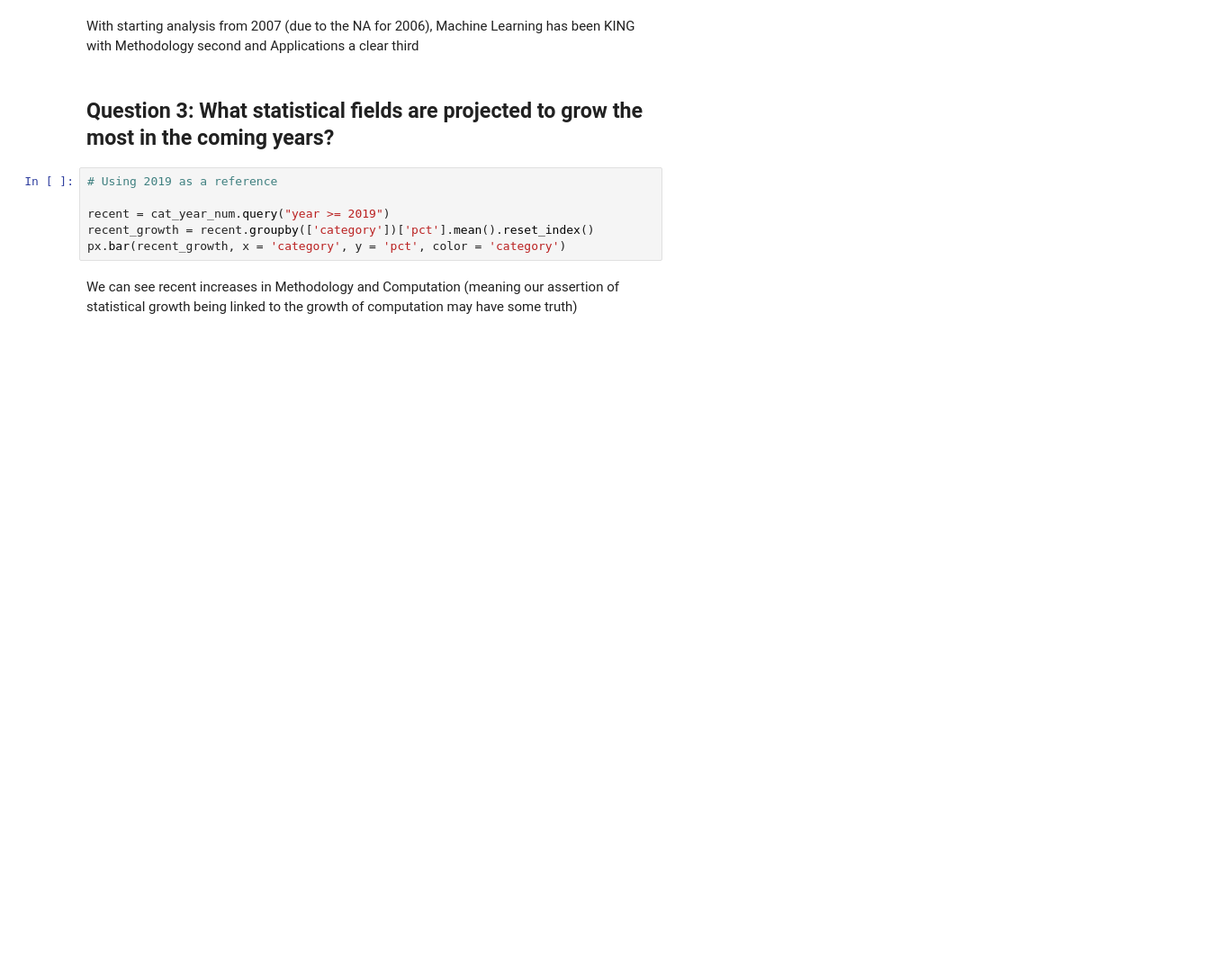
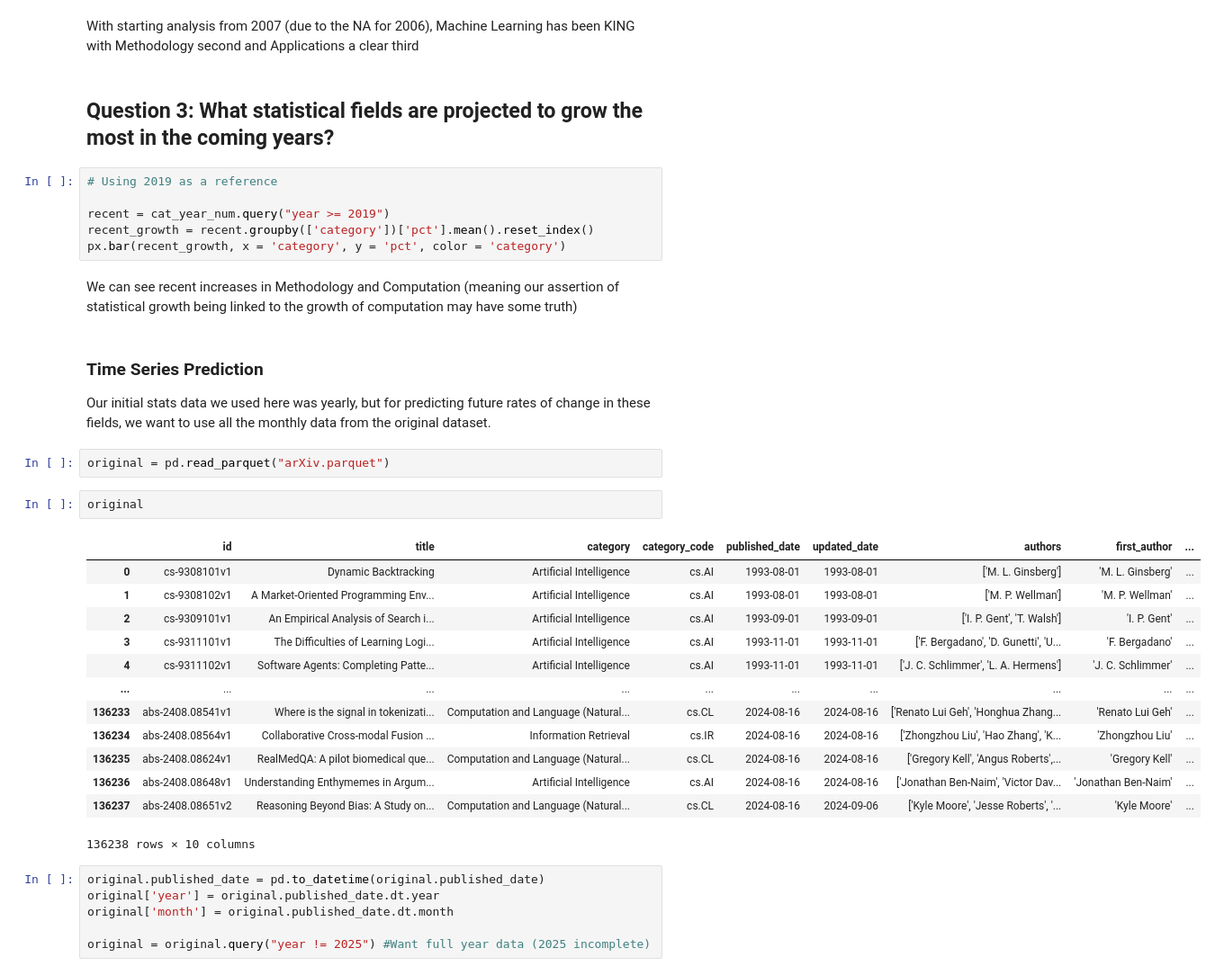
Before and after one commit to narenp12/stats140finalproj, a Jupyter notebook: stat.ipynb, the cells around one changed output. Shown: that part at 90% size. Cells and saved outputs as stored; diff of their text form; blank space fills up the shorter version.

```diff
--- a/stat.ipynb
+++ b/stat.ipynb
@@ -231,3 +231,31 @@ recent_growth = recent.groupby(['category'])['pct'].mean().reset_index()
 px.bar(recent_growth, x = 'category', y = 'pct', color = 'category')
 # %% [markdown]
 We can see recent increases in Methodology and Computation (meaning our assertion of statistical growth being linked to the growth of computation may have some truth)
+# %% [markdown]
+### Time Series Prediction
+
+Our initial stats data we used here was yearly, but for predicting future rates of change in these fields, we want to use all the monthly data from the original dataset.
+# %%
+original = pd.read_parquet("arXiv.parquet")
+# %%
+original
+# %% [output]
+|  | id | title | category | category_code | published_date | updated_date | authors | first_author | ... |
+| 0 | cs-9308101v1 | Dynamic Backtracking | Artificial Intelligence | cs.AI | 1993-08-01 | 1993-08-01 | ['M. L. Ginsberg'] | 'M. L. Ginsberg' | ... |
+| 1 | cs-9308102v1 | A Market-Oriented Programming Env... | Artificial Intelligence | cs.AI | 1993-08-01 | 1993-08-01 | ['M. P. Wellman'] | 'M. P. Wellman' | ... |
+| 2 | cs-9309101v1 | An Empirical Analysis of Search i... | Artificial Intelligence | cs.AI | 1993-09-01 | 1993-09-01 | ['I. P. Gent', 'T. Walsh'] | 'I. P. Gent' | ... |
+| 3 | cs-9311101v1 | The Difficulties of Learning Logi... | Artificial Intelligence | cs.AI | 1993-11-01 | 1993-11-01 | ['F. Bergadano', 'D. Gunetti', 'U... | 'F. Bergadano' | ... |
+| 4 | cs-9311102v1 | Software Agents: Completing Patte... | Artificial Intelligence | cs.AI | 1993-11-01 | 1993-11-01 | ['J. C. Schlimmer', 'L. A. Hermens'] | 'J. C. Schlimmer' | ... |
+| ... | ... | ... | ... | ... | ... | ... | ... | ... | ... |
+| 136233 | abs-2408.08541v1 | Where is the signal in tokenizati... | Computation and Language (Natural... | cs.CL | 2024-08-16 | 2024-08-16 | ['Renato Lui Geh', 'Honghua Zhang... | 'Renato Lui Geh' | ... |
+| 136234 | abs-2408.08564v1 | Collaborative Cross-modal Fusion ... | Information Retrieval | cs.IR | 2024-08-16 | 2024-08-16 | ['Zhongzhou Liu', 'Hao Zhang', 'K... | 'Zhongzhou Liu' | ... |
+| 136235 | abs-2408.08624v1 | RealMedQA: A pilot biomedical que... | Computation and Language (Natural... | cs.CL | 2024-08-16 | 2024-08-16 | ['Gregory Kell', 'Angus Roberts',... | 'Gregory Kell' | ... |
+| 136236 | abs-2408.08648v1 | Understanding Enthymemes in Argum... | Artificial Intelligence | cs.AI | 2024-08-16 | 2024-08-16 | ['Jonathan Ben-Naim', 'Victor Dav... | 'Jonathan Ben-Naim' | ... |
+| 136237 | abs-2408.08651v2 | Reasoning Beyond Bias: A Study on... | Computation and Language (Natural... | cs.CL | 2024-08-16 | 2024-09-06 | ['Kyle Moore', 'Jesse Roberts', '... | 'Kyle Moore' | ... |
+136238 rows × 10 columns
+# %%
+original.published_date = pd.to_datetime(original.published_date)
+original['year'] = original.published_date.dt.year
+original['month'] = original.published_date.dt.month
+
+original = original.query("year != 2025") #Want full year data (2025 incomplete)
```
Also changed, not shown: parts of 2 cells of this notebook, 2 other files.
